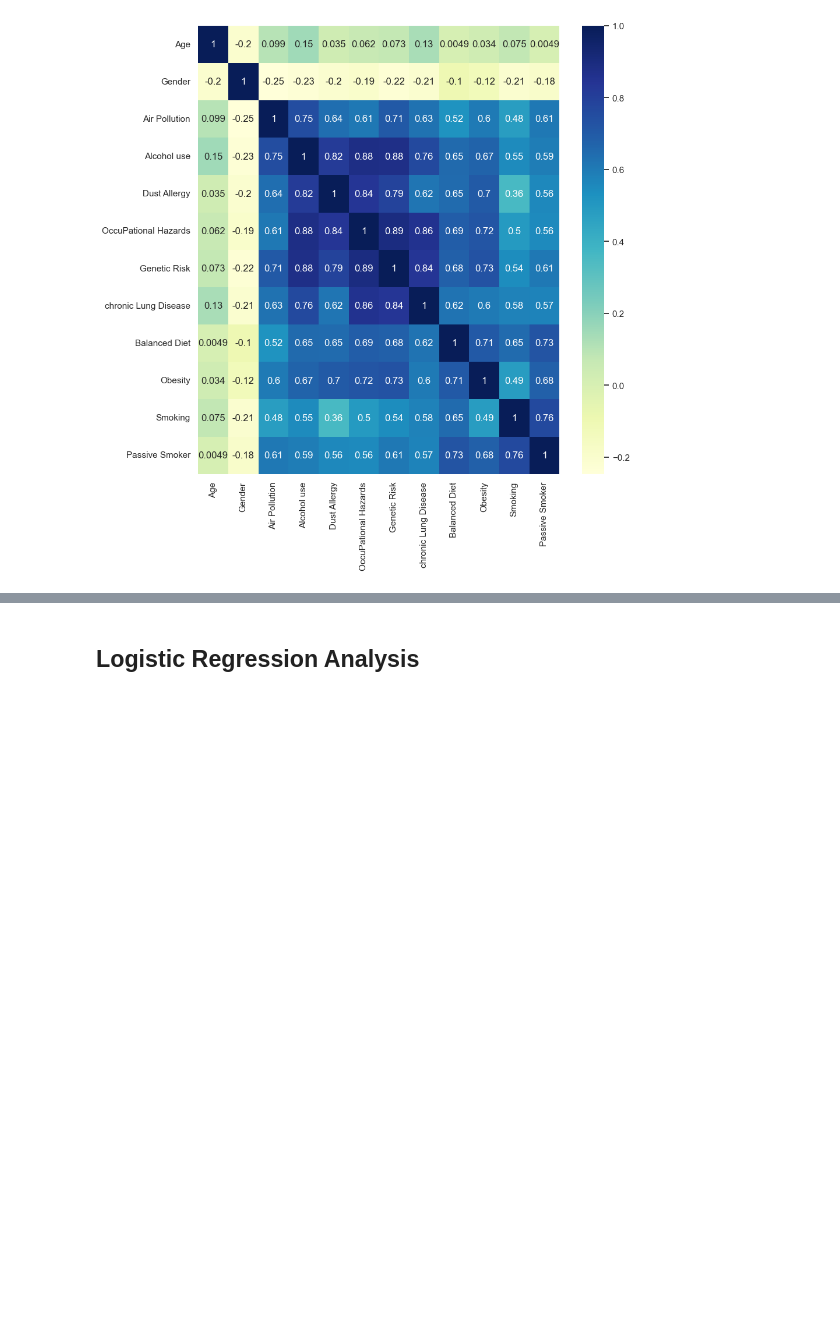
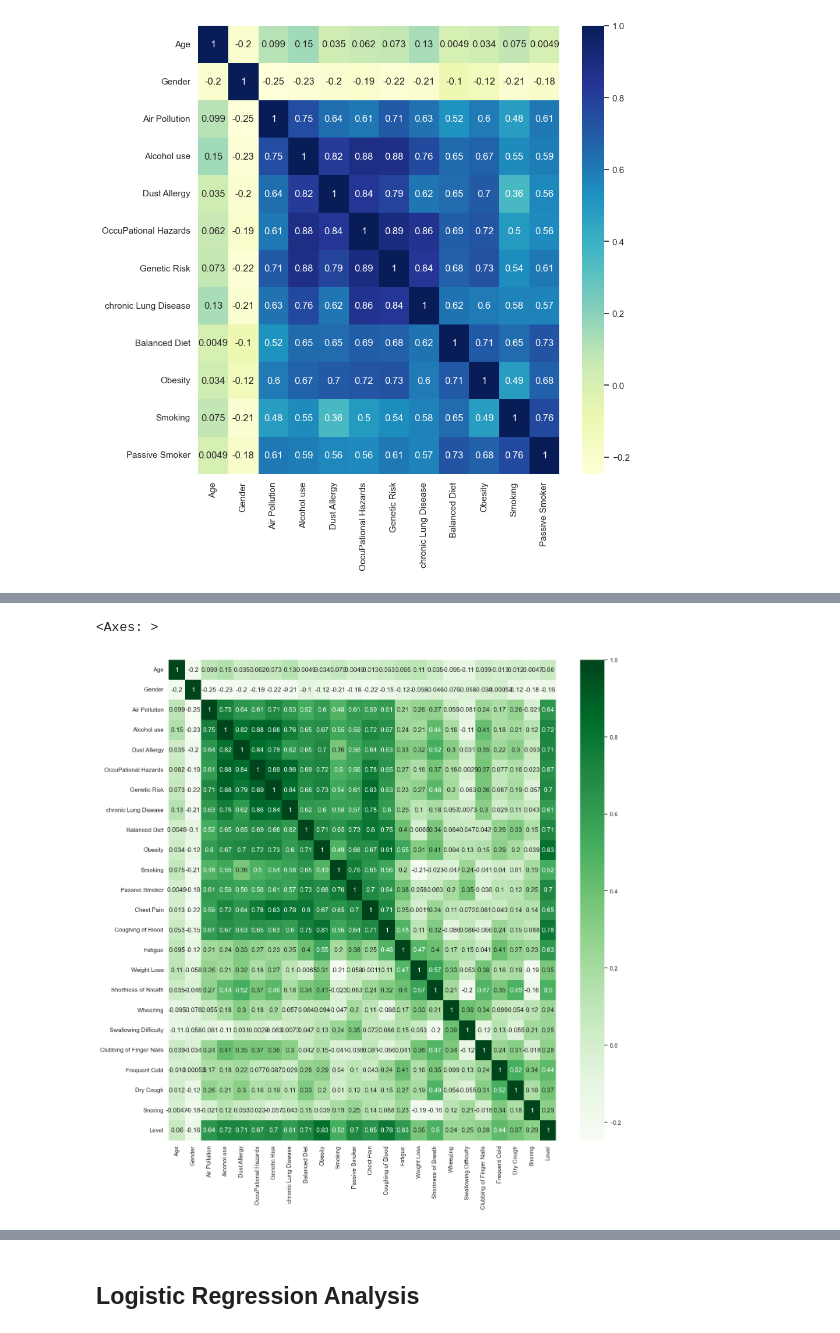
Before and after one commit to Graviton12/DS160_Final_Project_SZM, a Jupyter notebook: DS 160 Final Project SZM.ipynb, the cells around one changed output, grey strips where cells are left out. Drawn from its saved outputs; the diff is of its cells as text; code cells hidden in the pictures; blank space fills up the shorter version.

```diff
--- a/DS 160 Final Project SZM.ipynb
+++ b/DS 160 Final Project SZM.ipynb
@@ -324,0 +380,11 @@ sns.heatmap(heat_map2,  xticklabels=cols, yticklabels=cols, annot=True, cmap="Yl
+# %%
+# creating a new dataframe to serva as a copy of original dataset
+dataset_copy=pd.read_csv('cancer patient data.csv')
+
+# converting the categorical y variable "Level" to integer
+dataset_copy.replace(to_replace='Low', value=0, inplace=True)
+dataset_copy.replace(to_replace='Medium', value=1, inplace=True)
+dataset_copy.replace(to_replace='High', value=2, inplace=True)
+
+# checking to see if Level column converted
+dataset_copy.head()
@@ -324,0 +399,21 @@ sns.heatmap(heat_map2,  xticklabels=cols, yticklabels=cols, annot=True, cmap="Yl
+# %%
+# setting up figure size
+sns.set(rc={'figure.figsize':(16,16)})
+
+# creating a correlation matrix for all the variables within the dataset
+heat_map3=dataset_copy[['Age', 'Gender', 'Air Pollution', 'Alcohol use', 'Dust Allergy',
+       'OccuPational Hazards', 'Genetic Risk', 'chronic Lung Disease',
+       'Balanced Diet', 'Obesity', 'Smoking', 'Passive Smoker', 'Chest Pain',
+       'Coughing of Blood', 'Fatigue', 'Weight Loss', 'Shortness of Breath',
+       'Wheezing', 'Swallowing Difficulty', 'Clubbing of Finger Nails',
+       'Frequent Cold', 'Dry Cough', 'Snoring', 'Level']].corr()
+cols=['Age', 'Gender', 'Air Pollution', 'Alcohol use', 'Dust Allergy',
+       'OccuPational Hazards', 'Genetic Risk', 'chronic Lung Disease',
+       'Balanced Diet', 'Obesity', 'Smoking', 'Passive Smoker', 'Chest Pain',
+       'Coughing of Blood', 'Fatigue', 'Weight Loss', 'Shortness of Breath',
+       'Wheezing', 'Swallowing Difficulty', 'Clubbing of Finger Nails',
+       'Frequent Cold', 'Dry Cough', 'Snoring', 'Level']
+sns.heatmap(heat_map3,  xticklabels=cols, yticklabels=cols, annot=True, cmap="Greens")
+# %% [output]
+<Axes: >
+[figure, added]
```
Also changed, not shown: parts of 16 cells of this notebook.
